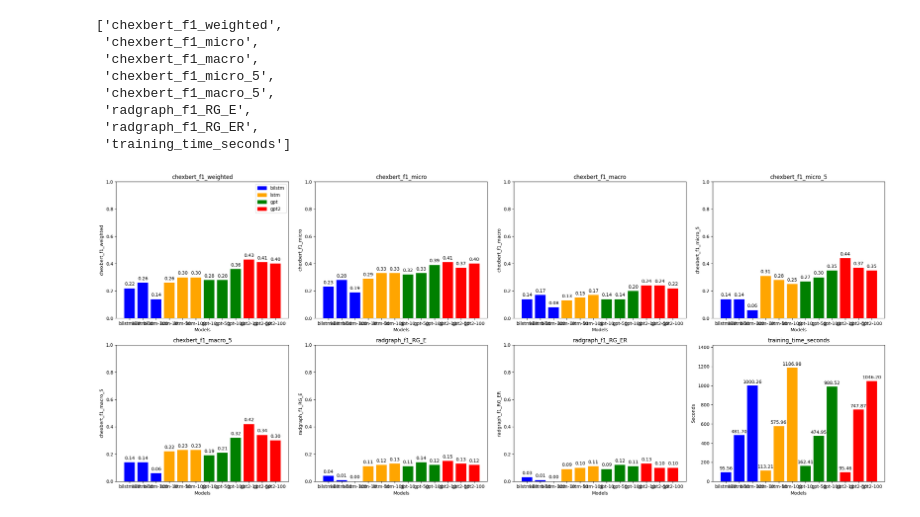
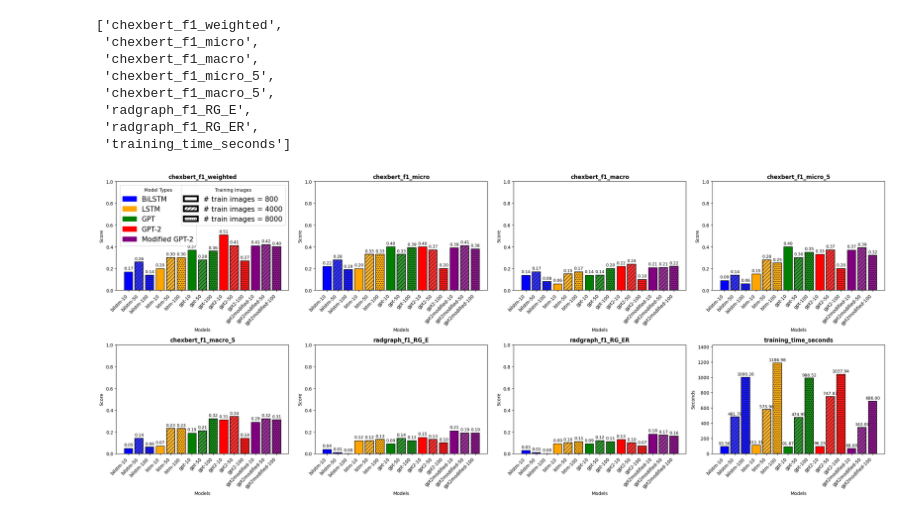
Before and after one commit to devMuniz02/UDEM-CXR-Reporting-Thesis-2025, a Jupyter notebook: lstm-vs-gpt/comparison_results.ipynb, the cells around one changed output. Drawn from its saved outputs; the diff is of its cells as text; code cells hidden in the pictures.

Commit message:
Trained GP2 Modified full workflow and compared against previous model results

```diff
--- a/lstm-vs-gpt/comparison_results.ipynb
+++ b/lstm-vs-gpt/comparison_results.ipynb
@@ -14,7 +14,10 @@ MODELS = {
     "gpt-100": "gpt_model_results_100_Chexpert.json",
     "gpt2-10": "gpt2_model_results_10_Chexpert.json",
     "gpt2-50": "gpt2_model_results_50_Chexpert.json",
-    "gpt2-100": "gpt2_model_results_100_Chexpert.json"
+    "gpt2-100": "gpt2_model_results_100_Chexpert.json",
+    "gpt2modified-10": "gpt2_modified_model_results_10_Chexpert.json",
+    "gpt2modified-50": "gpt2_modified_model_results_50_Chexpert.json",
+    "gpt2modified-100": "gpt2_modified_model_results_100_Chexpert.json"
 }
 results = {}
 for model_name, file_name in MODELS.items():
@@ -39,16 +42,28 @@ metrics
  'training_time_seconds']
 # %%
 import matplotlib.pyplot as plt
+import numpy as np
 
 base_colors = {
     'bilstm': 'blue',
     'lstm': 'orange',
     'gpt': 'green',
-    'gpt2': 'red'
+    'gpt2': 'red',
+    'gpt2modified': 'purple'
+}
+
+# Define different bar patterns for each epoch group
+bar_patterns = {
+    '10': {'hatch': None, 'alpha': 1.0, 'edgecolor': 'black', 'linewidth': 1},      # Full color
+    '50': {'hatch': '///', 'alpha': 0.8, 'edgecolor': 'black', 'linewidth': 1.5},  # Striped
+    '100': {'hatch': '...', 'alpha': 0.9, 'edgecolor': 'black', 'linewidth': 1.2}  # Dotted
 }
 
 def get_base(model_name):
     return model_name.split('-')[0]
+
+def get_epoch(model_name):
+    return model_name.split('-')[1]
 
 metrics = [
     'chexbert_f1_weighted', 'chexbert_f1_micro', 'chexbert_f1_macro',
@@ -62,41 +77,86 @@ axes = axes.flatten()
 
 for idx, metric in enumerate(metrics):
     raw_scores = [results[model][metric] for model in MODELS.keys()]
     scores = [round(score, 2) for score in raw_scores]
     colors = [base_colors[get_base(model)] for model in MODELS.keys()]
 
     ax = axes[idx]
-    bars = ax.bar(list(MODELS.keys()), scores, color=colors)
-    ax.set_title(metric)
+
+    # Create bars with different patterns based on epoch number
+    bars = []
+    for i, (model, score) in enumerate(zip(MODELS.keys(), scores)):
+        epoch = get_epoch(model)
+        pattern = bar_patterns[epoch]
+
+        bar = ax.bar(i, score,
+                    color=colors[i],
+                    hatch=pattern['hatch'],
+                    alpha=pattern['alpha'],
+                    edgecolor=pattern['edgecolor'],
+                    linewidth=pattern['linewidth'])
+        bars.extend(bar)
+
+    ax.set_title(metric, fontsize=12, fontweight='bold')
     ax.set_xlabel('Models')
-    ax.set_ylabel('Seconds' if metric == 'training_time_seconds' else metric)
+    ax.set_ylabel('Seconds' if metric == 'training_time_seconds' else 'Score')
+    ax.set_xticks(range(len(MODELS.keys())))
+    ax.set_xticklabels(list(MODELS.keys()), rotation=45, ha='right')
 
     # Adjust y-axis for training time
     if metric == 'training_time_seconds':
         max_time = max(scores)
         ax.set_ylim(0, max_time * 1.2)
         offset = max_time * 0.02
     else:
         ax.set_ylim(0, 1)
         offset = 0.02
 
     for i, score in enumerate(scores):
-        ax.text(i, score + offset, f'{score:.2f}', ha='center')
+        ax.text(i, score + offset, f'{score:.2f}', ha='center', fontsize=9)
 
+    # Add comprehensive legend only to the first subplot
     if idx == 0:
-        handles = [
-            plt.Rectangle((0,0),1,1, color='blue', label='bilstm'),
-            plt.Rectangle((0,0),1,1, color='orange', label='lstm'),
-            plt.Rectangle((0,0),1,1, color='green', label='gpt'),
-            plt.Rectangle((0,0),1,1, color='red', label='gpt2')
+        # Model type legend
+        model_handles = [
+            plt.Rectangle((0,0),1,1, color='blue', label='BiLSTM'),
+            plt.Rectangle((0,0),1,1, color='orange', label='LSTM'),
+            plt.Rectangle((0,0),1,1, color='green', label='GPT'),
+            plt.Rectangle((0,0),1,1, color='red', label='GPT-2'),
+            plt.Rectangle((0,0),1,1, color='purple', label='Modified GPT-2')
         ]
-        ax.legend(handles=handles, loc='upper right')
+
+        # Pattern legend for training images - improved visibility
+        from matplotlib.patches import Rectangle
+        pattern_handles = []
+
+        # Solid black rectangle - extra large size
+        solid_rect = Rectangle((0,0),1,1, facecolor='white', edgecolor='black', linewidth=4)
+        pattern_handles.append((solid_rect, '# train images = 800'))
+
+        # White rectangle with black diagonal stripes - extra large size
+        stripe_rect = Rectangle((0,0),1,1, facecolor='white', hatch='///', edgecolor='black', linewidth=4)
+        stripe_rect.set_hatch('///')
+        pattern_handles.append((stripe_rect, '# train images = 4000'))
+
+        # White rectangle with black dots - extra large size
+        dot_rect = Rectangle((0,0),1,1, facecolor='white', hatch='...', edgecolor='black', linewidth=4)
+        dot_rect.set_hatch('...')
+        pattern_handles.append((dot_rect, '# train images = 8000'))
+
+        # Convert to proper legend handles
+        legend_handles = [handle for handle, label in pattern_handles]
+        legend_labels = [label for handle, label in pattern_handles]
+
+        # Create two separate legends
+        legend1 = ax.legend(handles=model_handles, loc='upper left', title='Model Types', fontsize=15)
+        legend2 = ax.legend(handles=legend_handles, labels=legend_labels, loc='upper right', title='Training Images', fontsize=15)
+        ax.add_artist(legend1)  # Add the first legend back
 
 # Hide any unused subplots (if fewer than 8 metrics)
 for j in range(len(metrics), len(axes)):
     axes[j].axis('off')
 
 plt.tight_layout()
 plt.show()
 # %% [output]
-[figure, old version]
+[figure, new version]
```
Also changed, not shown: parts of 4 cells of this notebook, 4 other files.
